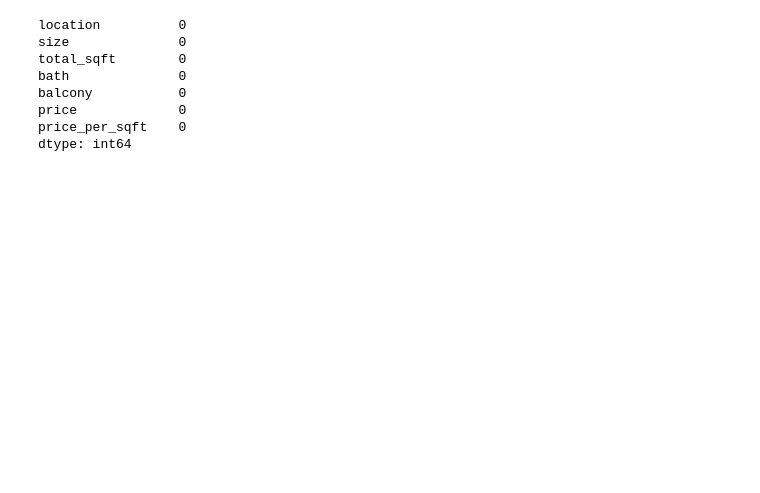
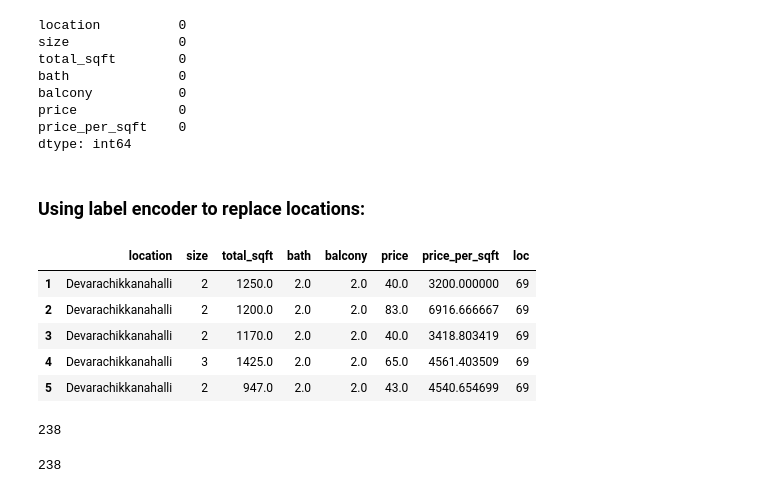
Before and after one commit to Akash-1gif/property_price_prediction, a Jupyter notebook: Data_preprocessing.ipynb, the cells around one changed output. Cells and saved outputs as stored; diff of their text form; code cells hidden in the pictures; blank space fills up the shorter version.

Commit message:
applied label encoder to locations in the dataframe

```diff
--- a/Data_preprocessing.ipynb
+++ b/Data_preprocessing.ipynb
@@ -371,0 +376,6 @@ df2.head()
+# %%
+def strip_function(string):
+    string=string.strip()
+    return string
+# %%
+df2['location']=df2['location'].apply(strip_function)
@@ -380,3 +399,25 @@ balcony           0
 price             0
 price_per_sqft    0
 dtype: int64
+# %% [markdown]
+### Using label encoder to replace locations:
+# %%
+le=LabelEncoder()
+# %%
+df2['loc']=le.fit_transform(df2['location'])
+df2.head()
+# %% [output]
+|  | location | size | total_sqft | bath | balcony | price | price_per_sqft | loc |
+| 1 | Devarachikkanahalli | 2 | 1250.0 | 2.0 | 2.0 | 40.0 | 3200.000000 | 69 |
+| 2 | Devarachikkanahalli | 2 | 1200.0 | 2.0 | 2.0 | 83.0 | 6916.666667 | 69 |
+| 3 | Devarachikkanahalli | 2 | 1170.0 | 2.0 | 2.0 | 40.0 | 3418.803419 | 69 |
+| 4 | Devarachikkanahalli | 3 | 1425.0 | 2.0 | 2.0 | 65.0 | 4561.403509 | 69 |
+| 5 | Devarachikkanahalli | 2 | 947.0 | 2.0 | 2.0 | 43.0 | 4540.654699 | 69 |
+# %%
+df2['location'].nunique()
+# %% [output]
+238
+# %%
+df2['loc'].nunique()
+# %% [output]
+238
```
Also changed, not shown: parts of 14 cells of this notebook, 1 other file.
